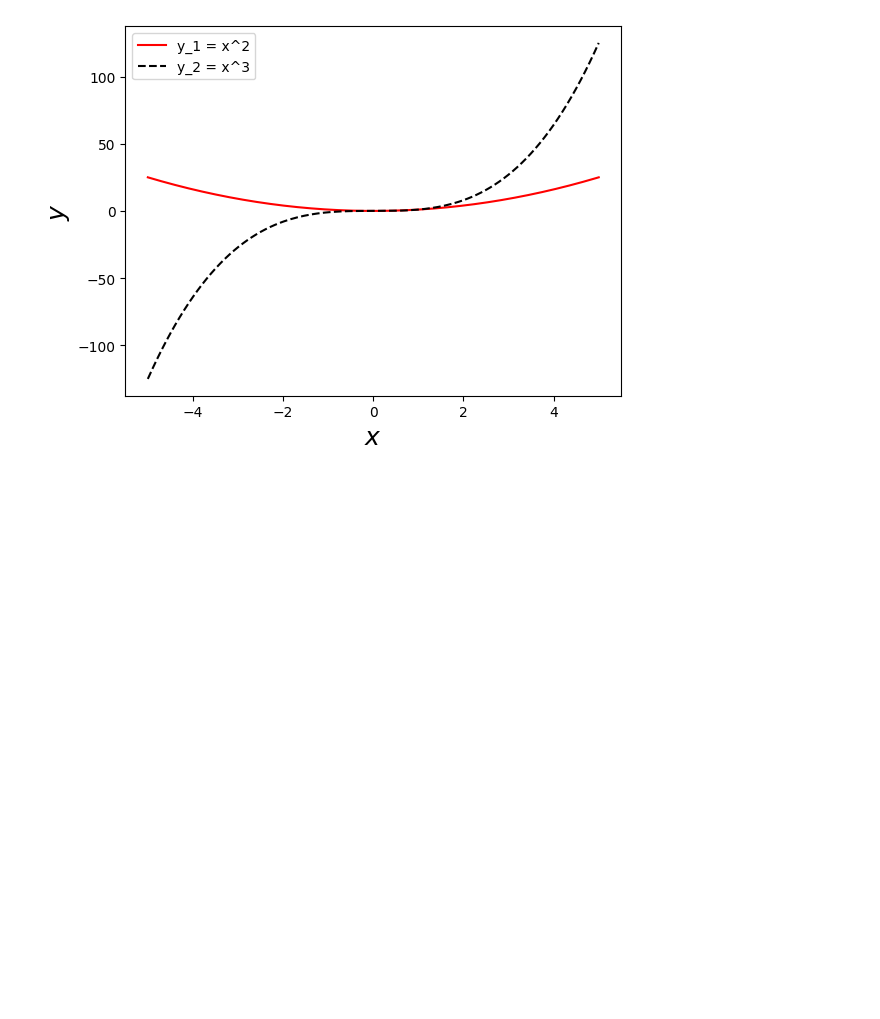
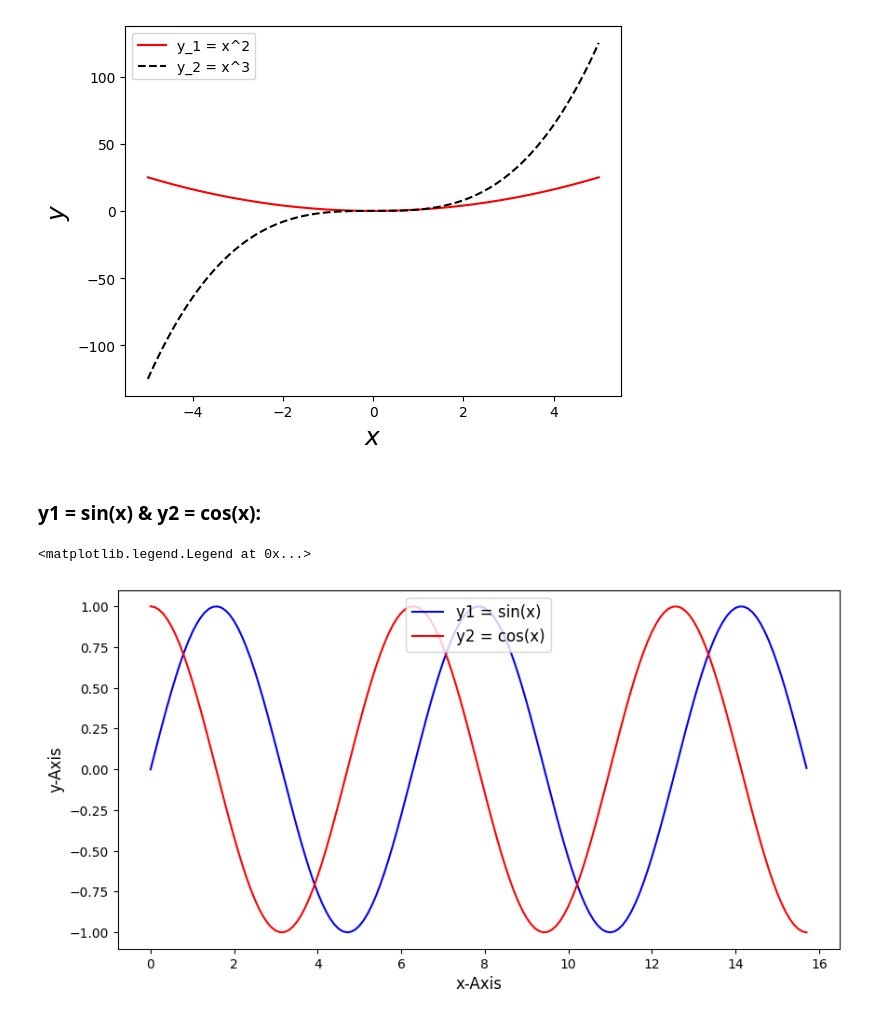
Before and after one commit to MrShotgun1182/Matplotlib, a Jupyter notebook: plt.ipynb, the cells around one changed output. Saved outputs shown, nothing was run; the diff lists cells and outputs as text; code cells hidden in the pictures; blank space fills up the shorter version.

```diff
--- a/plt.ipynb
+++ b/plt.ipynb
@@ -27,3 +27,19 @@ ax.legend(["y_1 = x^2", "y_2 = x^3"])
 plt.show()
 # %% [output]
 [figure]
+# %% [markdown]
+### y1 = sin(x) & y2 = cos(x):
+# %%
+x  = np.arange(0, 5*np.pi, 0.1)
+y1 = np.sin(x)
+y2 = np.cos(x)
+
+plt.figure(figsize=(10, 5))
+plt.plot(x, y1, "b-")
+plt.plot(x, y2, color='red')
+plt.xlabel("x-Axis", fontsize='large')
+plt.ylabel("y-Axis", fontsize='large')
+plt.legend(['y1 = sin(x)', 'y2 = cos(x)'], loc='upper center', fontsize='large')
+# %% [output]
+<matplotlib.legend.Legend at 0x...>
+[figure, added]
```
